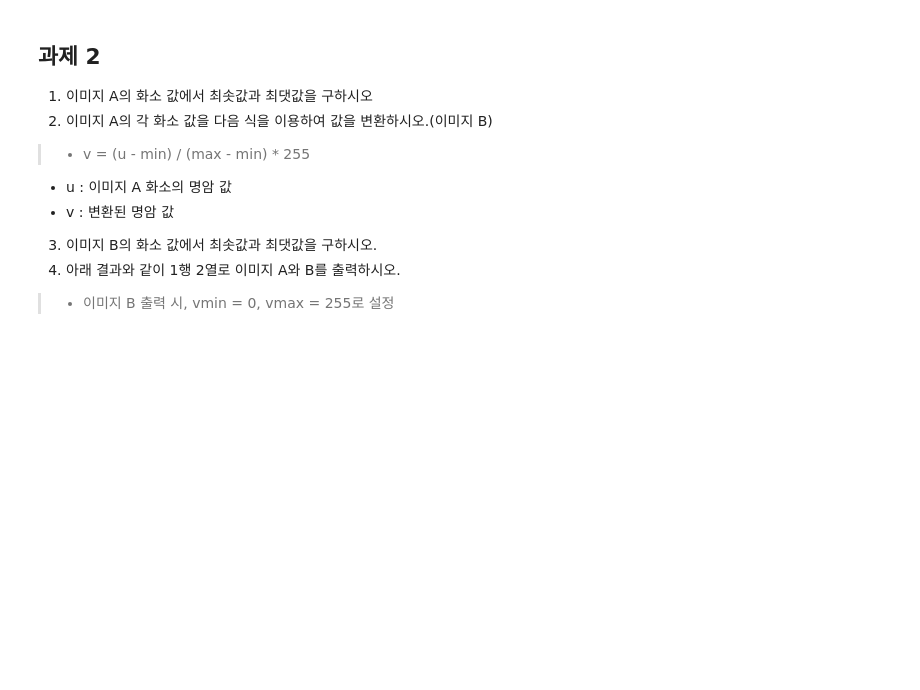
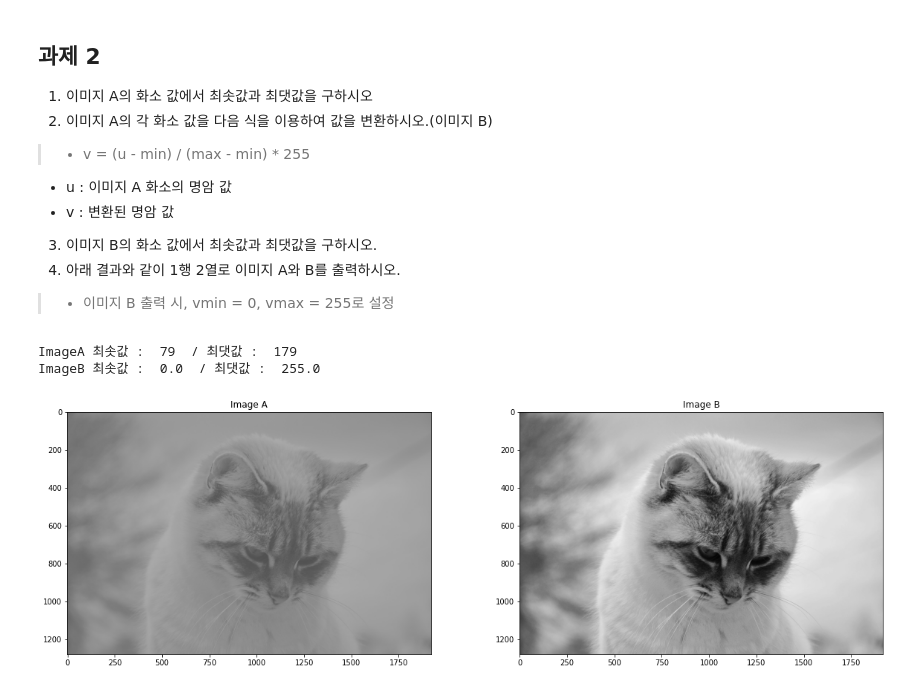
Before and after one commit to JuHyeon-S/20-1-Image_Processing, a Jupyter notebook: 영상처리_4주차.ipynb, the cells around one changed output. Cells and saved outputs as stored; diff of their text form; code cells hidden in the pictures; blank space fills up the shorter version.

```diff
--- a/영상처리_4주차.ipynb
+++ b/영상처리_4주차.ipynb
@@ -59,0 +55,28 @@ img = cv2.imread('./cat.jpg')
+# %%
+import cv2
+import matplotlib.pyplot as plt
+%matplotlib inline
+
+imgA = cv2.imread('./cat.jpg')  # cat.jpg 파일을 읽어온다
+
+imgAmin = np.min(imgA)          # imgA의 최솟값 저장
+imgAmax = np.max(imgA)          # imgA의 최댓값 저장
+
+print("ImageA 최솟값 : ",imgAmin," / 최댓값 : ",imgAmax)
+
+imgB = (imgA - imgAmin) / (imgAmax - imgAmin) * 255    # 화소값 변경하여 imgB에 저장
+
+imgBmin = np.min(imgB)          # imgB의 최솟값 저장
+imgBmax = np.max(imgB)          # imgB의 최댓값 저장
+
+print("ImageB 최솟값 : ",imgBmin," / 최댓값 : ",imgBmax)
+
+plt.figure(figsize=[20,6])
+# title에 ImageA라 쓰고 1행2열에서 첫번째에 출력한다
+plt.subplot(121);plt.imshow(imgA);plt.title("Image A");
+# title에 ImageB라 쓰고 1행2열에서 두번째에 출력 vmin = 0, vmax = 255로 설정한다.
+plt.subplot(122);plt.imshow(imgB.astype('uint8'), vmin=0, vmax=255);plt.title("Image B");
+# %% [output]
+ImageA 최솟값 :  79  / 최댓값 :  179
+ImageB 최솟값 :  0.0  / 최댓값 :  255.0
+[figure, added]
```
Also changed, not shown: parts of 2 cells of this notebook.
